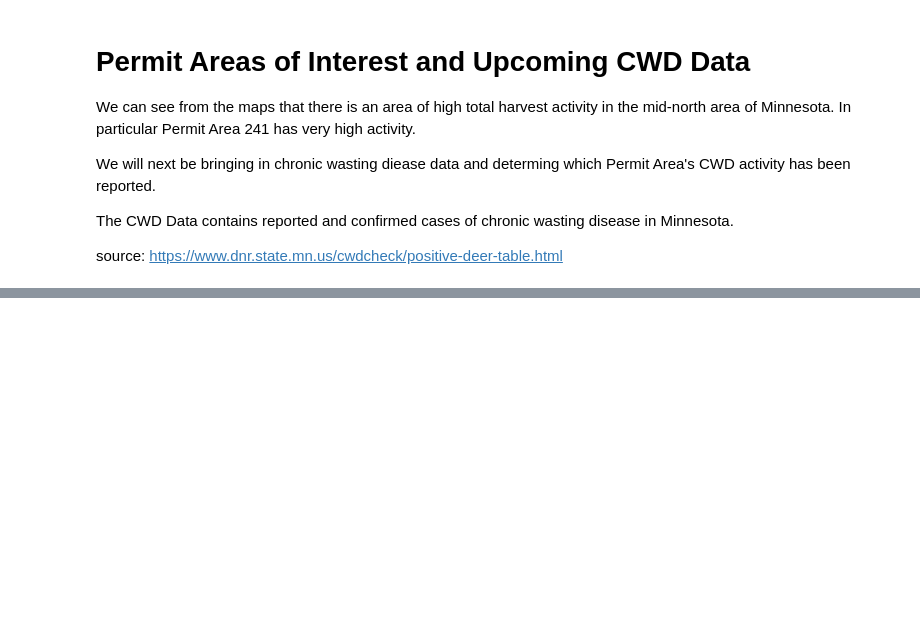
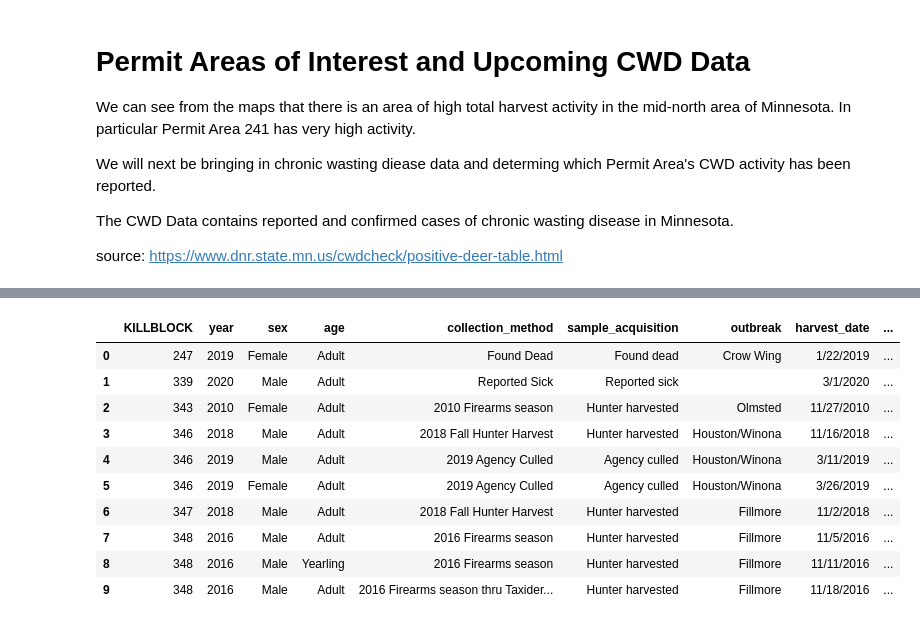
Before and after one commit to once-aday/mn-deer-harvest, a Jupyter notebook: notebooks/Deer Harvest - Total Harvest Review and Associations with CWD.ipynb, the cells around one changed output, grey strips where cells are left out. Cells and saved outputs as stored; diff of their text form; code cells hidden in the pictures; blank space fills up the shorter version.

```diff
--- a/notebooks/Deer Harvest - Total Harvest Review and Associations with CWD.ipynb
+++ b/notebooks/Deer Harvest - Total Harvest Review and Associations with CWD.ipynb
@@ -170,0 +200,25 @@ deer_permit_areas.sample(3)
+# %%
+# Join the CWD Data to a new base copy of Permit Areas we have been working with
+mn_cwd.rename({'permit_area': 'KILLBLOCK'}, axis=1, inplace=True)
+
+deer_permit_areas_base = gpd.read_file('data\deer_permit_areas.json')
+
+# Merge and remove any rows with empty sample_dates, these would be rows that do not
+# join to any of our availabe permit zones
+deer_permit_areas_base = deer_permit_areas_base.merge(mn_cwd, on='KILLBLOCK')
+deer_permit_areas_base = deer_permit_areas_base[deer_permit_areas_base['sample_date'].notna()]
+#
+deer_permit_areas_base[['KILLBLOCK','year','sex','age','collection_method','sample_acquisition','outbreak','harvest_date','sample_date']]
+# deer_permit_areas_base.describe
+# %% [output]
+|  | KILLBLOCK | year | sex | age | collection_method | sample_acquisition | outbreak | harvest_date | ... |
+| 0 | 247 | 2019 | Female | Adult | Found Dead | Found dead | Crow Wing | 1/22/2019 | ... |
+| 1 | 339 | 2020 | Male | Adult | Reported Sick | Reported sick |  | 3/1/2020 | ... |
+| 2 | 343 | 2010 | Female | Adult | 2010 Firearms season | Hunter harvested | Olmsted | 11/27/2010 | ... |
+| 3 | 346 | 2018 | Male | Adult | 2018 Fall Hunter Harvest | Hunter harvested | Houston/Winona | 11/16/2018 | ... |
+| 4 | 346 | 2019 | Male | Adult | 2019 Agency Culled | Agency culled | Houston/Winona | 3/11/2019 | ... |
+| 5 | 346 | 2019 | Female | Adult | 2019 Agency Culled | Agency culled | Houston/Winona | 3/26/2019 | ... |
+| 6 | 347 | 2018 | Male | Adult | 2018 Fall Hunter Harvest | Hunter harvested | Fillmore | 11/2/2018 | ... |
+| 7 | 348 | 2016 | Male | Adult | 2016 Firearms season | Hunter harvested | Fillmore | 11/5/2016 | ... |
+| 8 | 348 | 2016 | Male | Yearling | 2016 Firearms season | Hunter harvested | Fillmore | 11/11/2016 | ... |
+| 9 | 348 | 2016 | Male | Adult | 2016 Firearms season thru Taxider... | Hunter harvested | Fillmore | 11/18/2016 | ... |
```
Also changed, not shown: parts of 15 cells of this notebook, 4 other files.
